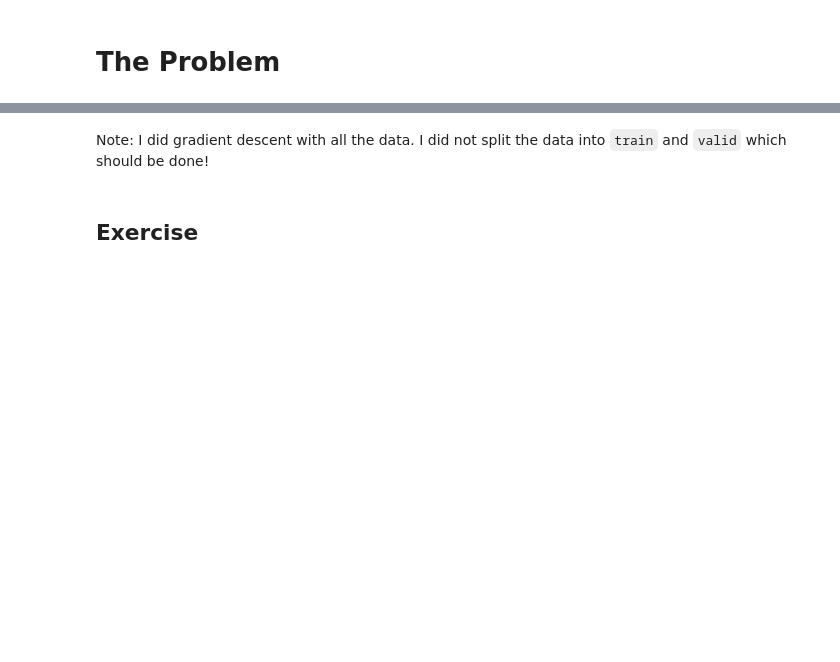
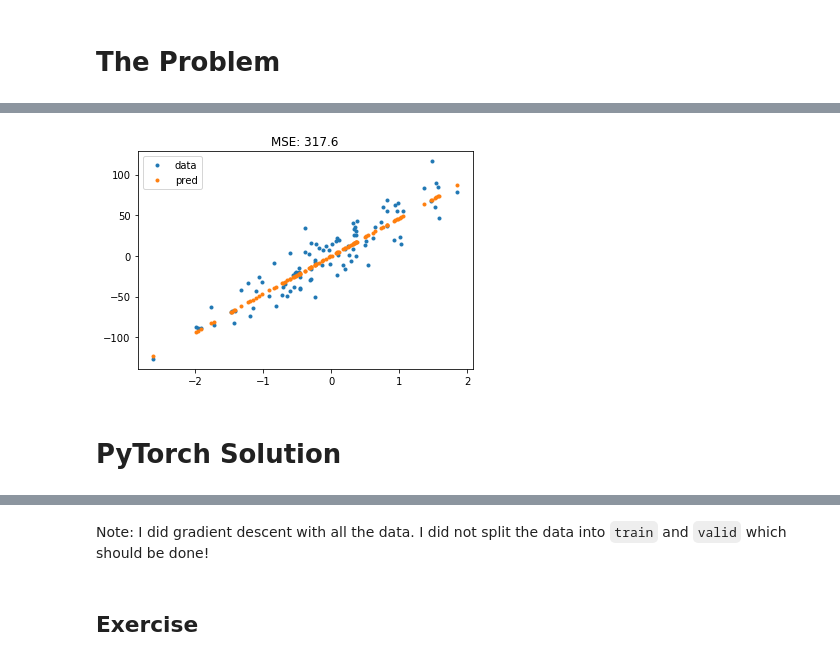
Before and after one commit to srush/pytorch-lecture, a Jupyter notebook: 02-linear-regression.ipynb, the cells around one changed output, grey strips where cells are left out. Saved outputs shown, nothing was run; the diff lists cells and outputs as text; code cells hidden in the pictures; blank space fills up the shorter version.

```diff
--- a/02-linear-regression.ipynb
+++ b/02-linear-regression.ipynb
@@ -39,3 +168,14 @@ ax.plot(X, y, ".")
+# %%
+# Vis
+fig, ax = plt.subplots()
+ax.plot(X_pt.cpu().numpy(), y_pt.cpu().numpy(), ".", label="data")
+ax.plot(X_pt.cpu().numpy(), y_hat.cpu().numpy(), ".", label="pred")
+ax.set_title(f"MSE: {loss_history[-1]:0.1f}")
+ax.legend();
+# %% [output]
+[figure, added]
+# %% [markdown]
+# PyTorch Solution
 # %%
 X = torch.from_numpy(X).float()
 y = torch.from_numpy(y.reshape((n_samples, n_features))).float()
```
Also changed, not shown: parts of 21 cells of this notebook, 3 other files.
